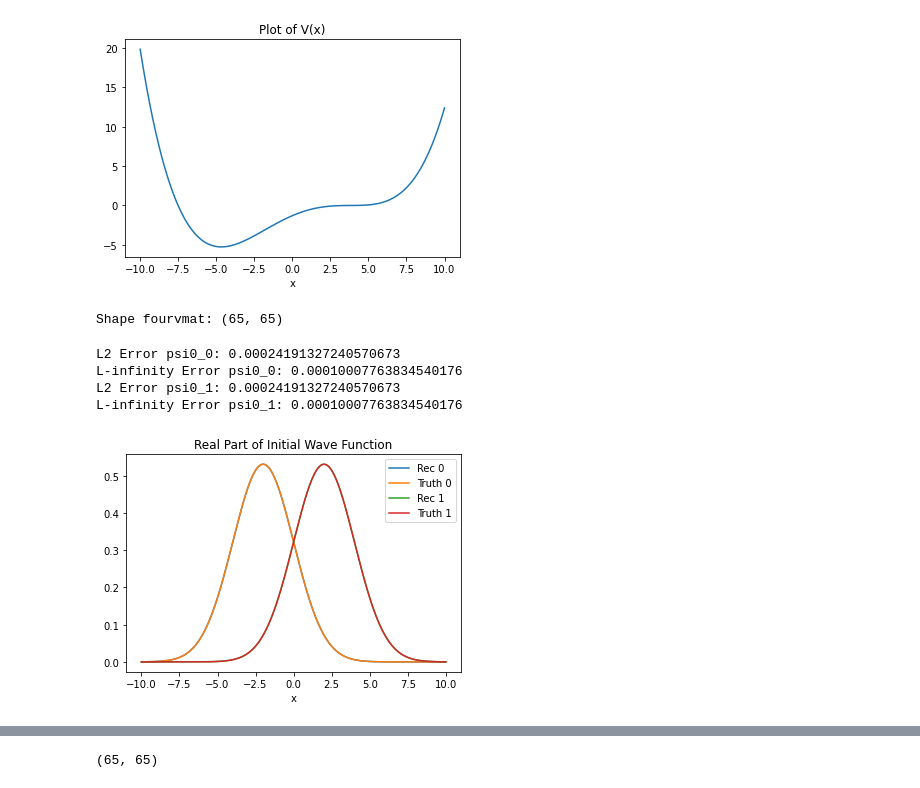
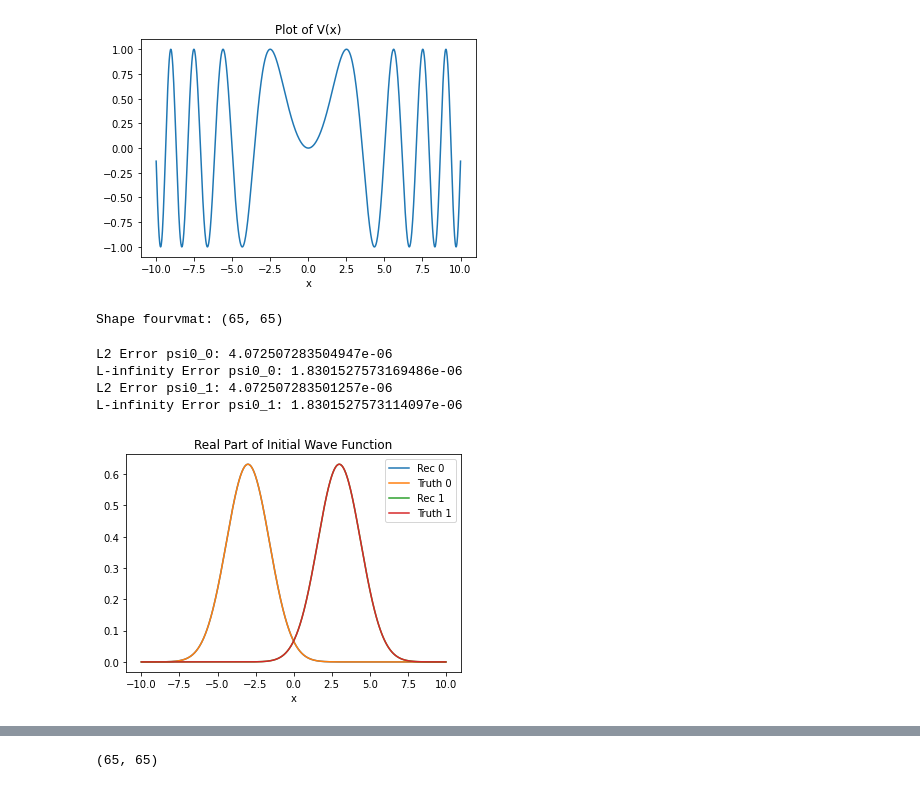
Before and after one commit to kbcollins/tdse, a Jupyter notebook: chebyshev/tdse-adj-cheb-rand-init-test-kbc.ipynb, the cells around one changed output, grey strips where cells are left out. Drawn from its saved outputs; the diff is of its cells as text; code cells hidden in the pictures.

```diff
--- a/chebyshev/tdse-adj-cheb-rand-init-test-kbc.ipynb
+++ b/chebyshev/tdse-adj-cheb-rand-init-test-kbc.ipynb
@@ -30,24 +30,34 @@ fourtox = np.exp(1j * np.pi * np.outer(fourNvec, xvec) / a) / np.sqrt(2 * a)
 # %%
 # define potential for generating training data
 
-def v(x):
-    # harmonic potential
-    # return 0.5 * x**2
+def v(z):
+    # harmonic oscillator potential (should be exact for Chebyshev)
+    # return 0.5 * z**2
     # symmetric double well potential
-    # return 2.5e-3 * (x**2 - 25)**2
+    # return 2.5e-3 * (z**2 - 25)**2
     # asymmetric double well potential
-    return 3e-3 * ((x-3)**4 + 8*(x-4)**3)
+    # c0 = 4.35; c1 = 9.40e-1; c2 = -3.56e-1; c3 = -4.66e-2
+    # c4 = 1.46e-2; c5 = 6.76e-4; c6 = -1.26e-4; c7 = -5.43e-6
+    # c8 = 4.12e-7; c9 = 1.65e-8
+    # x = z + 0.8
+    # return 0.5 * (c0 + c1*x + c2*x**2 + c3*x**3 + c4*x**4 + c5*x**5 \
+    #        + c6*x**6 + c7*x**7 + c8*x**8 + c9*x**9)
+    # soft coulomb potential
+    # return -1 / np.sqrt(z**2 + 0.25)
+    # non-polynomial potentials
+    # return 1 + np.sin(0.2 * z - 1.5)
+    return np.sin((0.5 * z)**2)
 
 # compute true potential on real space grid for plotting
 vxvec = v(xvec)
 
 # plot true potential
 plt.plot(xvec, vxvec)
 plt.title('Plot of V(x)')
 plt.xlabel('x')
 plt.show()
 # %% [output]
-[figure, old version]
+[figure, new version]
 # %%
 # transform real space potential to Fourier
 # representation using quadrature method
@@ -76,9 +86,7 @@ Shape fourvmat: (65, 65)
 
 def psi0_1(x):
     # this psi0 works well for harmonic potential
-    # return np.exp(-(x + 3)**2 / 4) * (2.0 / np.pi)**0.25
-    #
-    return np.exp(-(x + 2)**2 / 8) * (2.0 / np.pi)**0.25
+    return np.exp(-(x + 3)**2 / 4) * (2.0 / np.pi)**0.25
 
 # compute psi0_1 normalization
 psi0_1_prob_intgrnd = lambda x: np.abs(psi0_1(x))**2
@@ -103,10 +111,7 @@ a0_1 = np.concatenate([np.conjugate(np.flipud(norm_psi0_1_quad[1:])), norm_psi0_
 
 def psi0_2(x):
     # this psi0 works well for harmonic potential
-    # return np.exp(-(x - 3)**2 / 4) * (2.0 / np.pi)**0.25
-    #
-    return np.exp(-(x - 2)**2 / 8) * (2.0 / np.pi)**0.25
-
+    return np.exp(-(x - 3)**2 / 4) * (2.0 / np.pi)**0.25
 
 # compute psi0_1 normalization
 psi0_2_prob_intgrnd = lambda x: np.abs(psi0_2(x))**2
@@ -153,11 +158,11 @@ plt.xlabel('x')
 plt.legend()
 plt.show()
 # %% [output]
-L2 Error psi0_0: 0.00024191327240570673
-L-infinity Error psi0_0: 0.00010007763834540176
-L2 Error psi0_1: 0.00024191327240570673
-L-infinity Error psi0_1: 0.00010007763834540176
+L2 Error psi0_0: 4.072507283504947e-06
+L-infinity Error psi0_0: 1.8301527573169486e-06
+L2 Error psi0_1: 4.072507283501257e-06
+L-infinity Error psi0_1: 1.8301527573114097e-06
-[figure, old version]
+[figure, new version]
 # %%
 # solve the forward TDSE problem in the Fourier
 # representation
```
Also changed, not shown: parts of 9 cells of this notebook, 2 other files.
